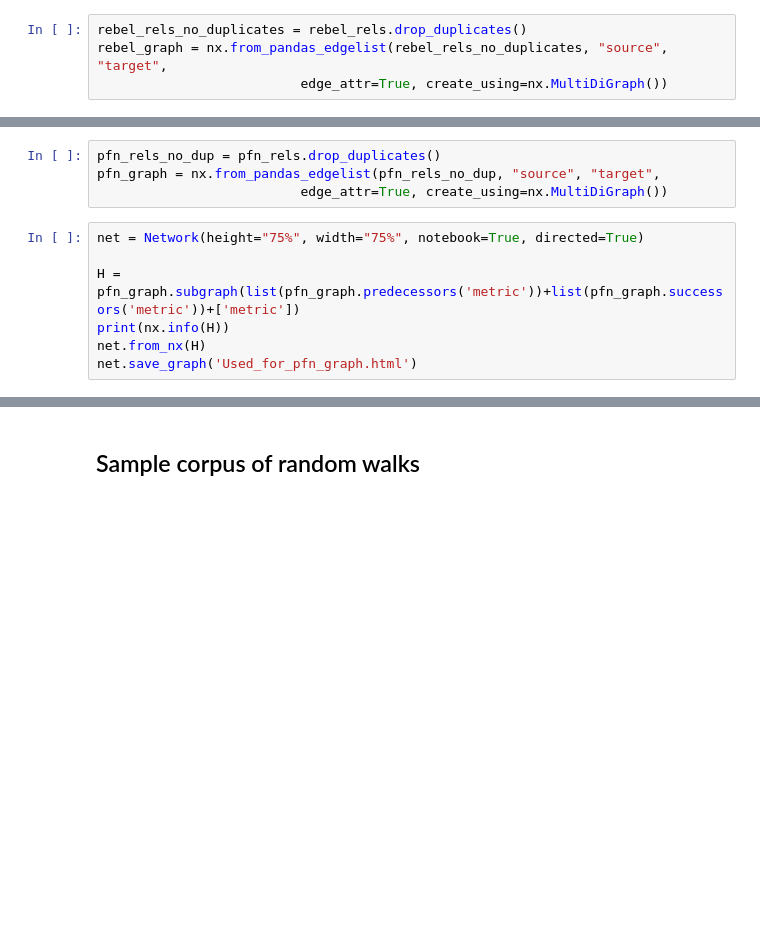
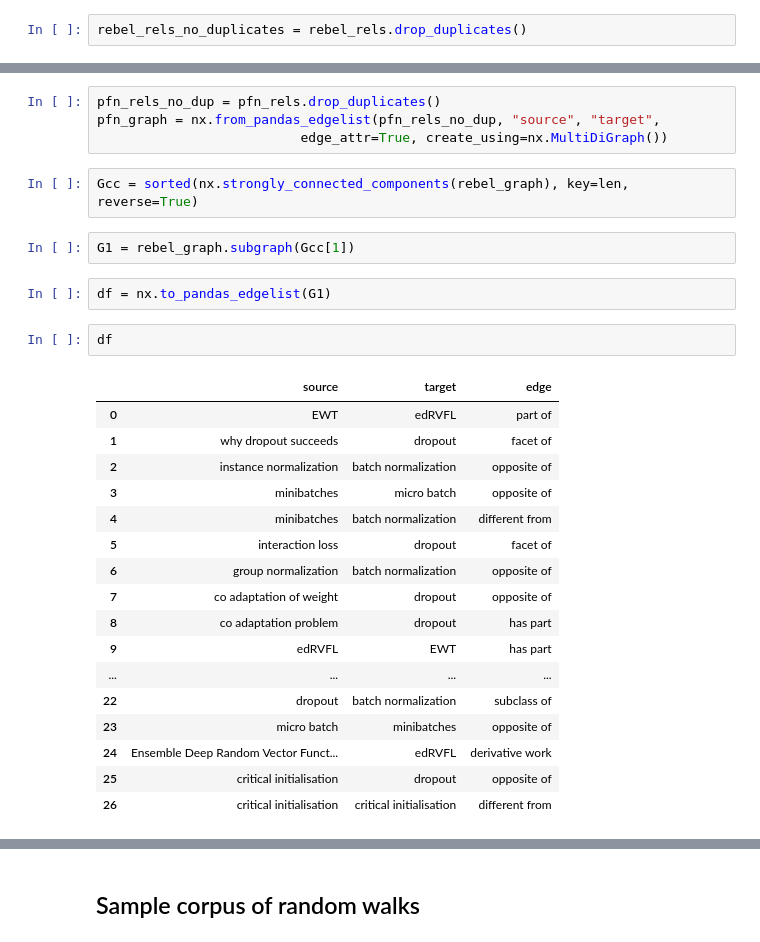
Before and after one commit to eestien/EntRel, a Jupyter notebook: KG_Analysis.ipynb, the cells around one changed output, grey strips where cells are left out. Cells and saved outputs as stored; diff of their text form; blank space fills up the shorter version.

```diff
--- a/KG_Analysis.ipynb
+++ b/KG_Analysis.ipynb
@@ -175,5 +175,3 @@ rebel_rels
 1277536 rows × 3 columns
 # %%
 rebel_rels_no_duplicates = rebel_rels.drop_duplicates()
-rebel_graph = nx.from_pandas_edgelist(rebel_rels_no_duplicates, "source", "target",
-                          edge_attr=True, create_using=nx.MultiDiGraph())
@@ -265,10 +356,29 @@ visualize(r_subgraph)
 pfn_rels_no_dup = pfn_rels.drop_duplicates()
 pfn_graph = nx.from_pandas_edgelist(pfn_rels_no_dup, "source", "target",
                           edge_attr=True, create_using=nx.MultiDiGraph())
-# %%
-net = Network(height="75%", width="75%", notebook=True, directed=True)
-
-H = pfn_graph.subgraph(list(pfn_graph.predecessors('metric'))+list(pfn_graph.successors('metric'))+['metric'])
-print(nx.info(H))
-net.from_nx(H)
-net.save_graph('Used_for_pfn_graph.html')
+# %%
+Gcc = sorted(nx.strongly_connected_components(rebel_graph), key=len, reverse=True)
+# %%
+G1 = rebel_graph.subgraph(Gcc[1])
+# %%
+df = nx.to_pandas_edgelist(G1)
+# %%
+df
+# %% [output]
+|  | source | target | edge |
+| 0 | EWT | edRVFL | part of |
+| 1 | why dropout succeeds | dropout | facet of |
+| 2 | instance normalization | batch normalization | opposite of |
+| 3 | minibatches | micro batch | opposite of |
+| 4 | minibatches | batch normalization | different from |
+| 5 | interaction loss | dropout | facet of |
+| 6 | group normalization | batch normalization | opposite of |
+| 7 | co adaptation of weight | dropout | opposite of |
+| 8 | co adaptation problem | dropout | has part |
+| 9 | edRVFL | EWT | has part |
+| ... | ... | ... | ... |
+| 22 | dropout | batch normalization | subclass of |
+| 23 | micro batch | minibatches | opposite of |
+| 24 | Ensemble Deep Random Vector Funct... | edRVFL | derivative work |
+| 25 | critical initialisation | dropout | opposite of |
+| 26 | critical initialisation | critical initialisation | different from |
```
Also changed, not shown: parts of 16 cells of this notebook, 1 other file.
